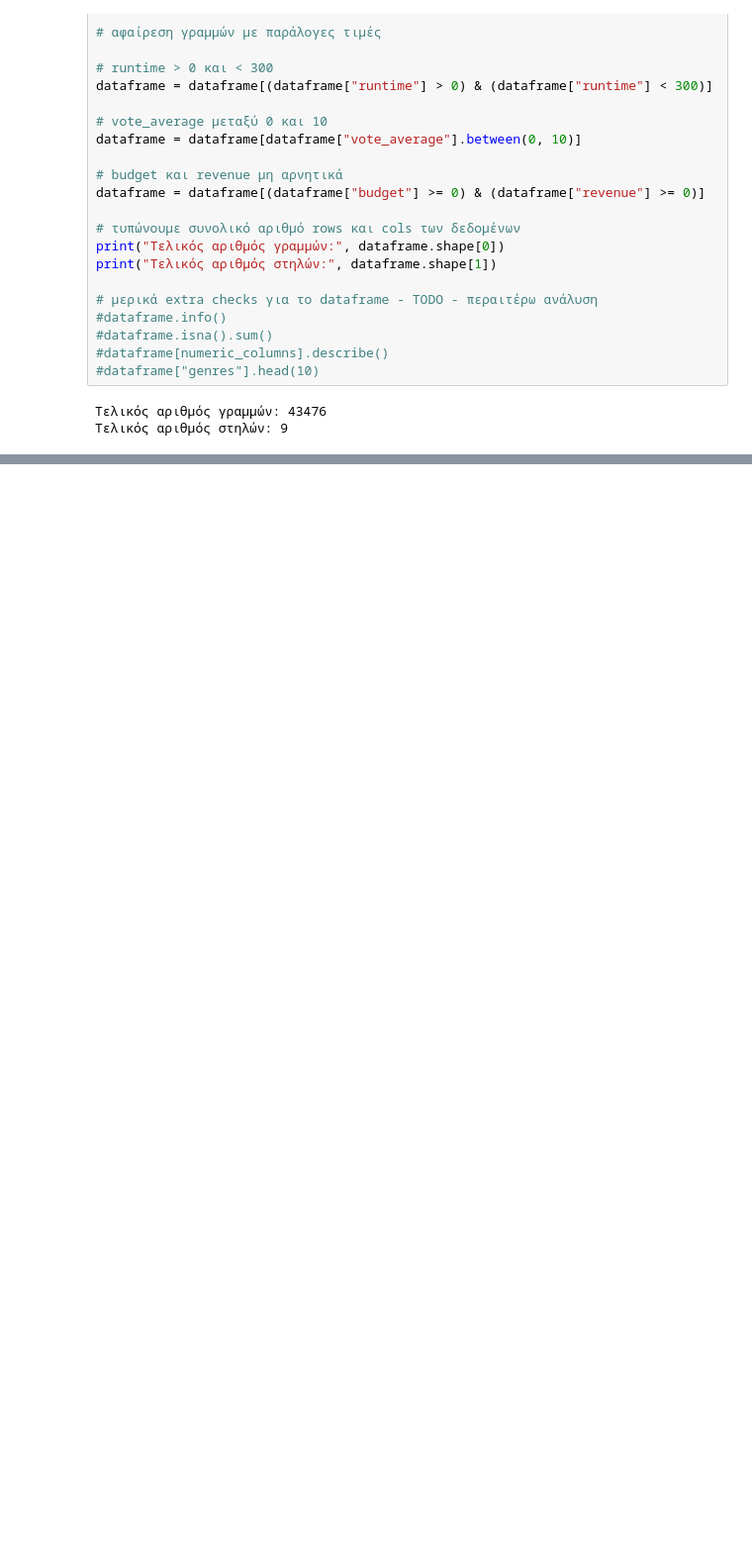
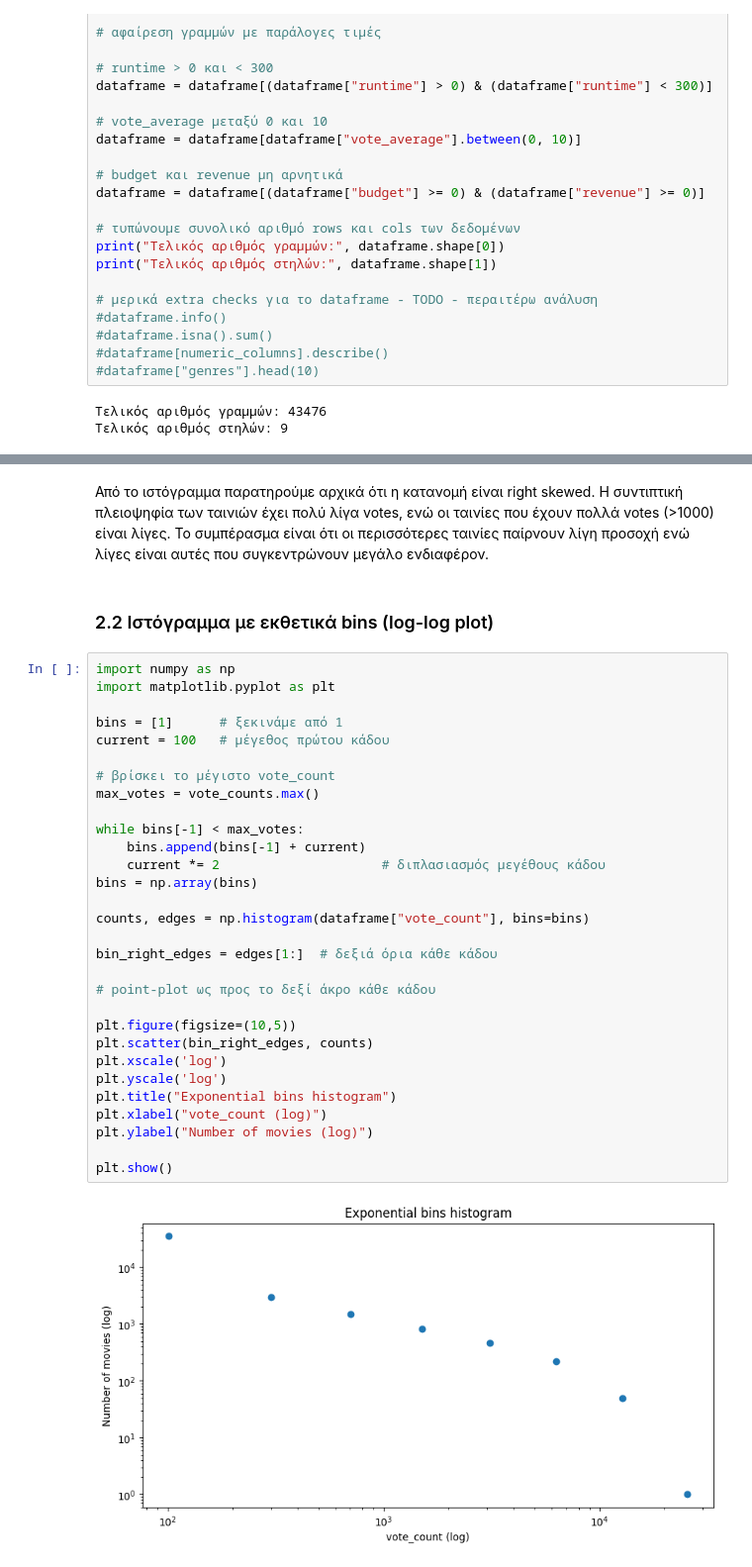
Before and after one commit to BillPapakyriakou/DataMining-Notebooks, a Jupyter notebook: assignment_1B.ipynb, the cells around one changed output, grey strips where cells are left out. Shown at 99% size. Cells and saved outputs as stored; diff of their text form; blank space fills up the shorter version.

```diff
--- a/assignment_1B.ipynb
+++ b/assignment_1B.ipynb
@@ -74,0 +91,36 @@ print("Τελικός αριθμός στηλών:", dataframe.shape[1])
+# %% [markdown]
+Από το ιστόγραμμα παρατηρούμε αρχικά ότι η κατανομή είναι right skewed. Η συντιπτική πλειοψηφία των ταινιών έχει πολύ λίγα votes, ενώ οι ταινίες που έχουν πολλά votes (>1000) είναι λίγες. Το συμπέρασμα είναι ότι οι περισσότερες ταινίες παίρνουν λίγη προσοχή ενώ λίγες είναι αυτές που συγκεντρώνουν μεγάλο ενδιαφέρον.
+# %% [markdown]
+### 2.2 Ιστόγραμμα με εκθετικά bins (log-log plot)
+# %%
+import numpy as np
+import matplotlib.pyplot as plt
+
+bins = [1]      # ξεκινάμε από 1
+current = 100   # μέγεθος πρώτου κάδου
+
+# βρίσκει το μέγιστο vote_count
+max_votes = vote_counts.max()
+
+while bins[-1] < max_votes:
+    bins.append(bins[-1] + current)
+    current *= 2                     # διπλασιασμός μεγέθους κάδου
+bins = np.array(bins)
+
+counts, edges = np.histogram(dataframe["vote_count"], bins=bins)
+
+bin_right_edges = edges[1:]  # δεξιά όρια κάθε κάδου
+
+# point-plot ως προς το δεξί άκρο κάθε κάδου
+
+plt.figure(figsize=(10,5))
+plt.scatter(bin_right_edges, counts)
+plt.xscale('log')
+plt.yscale('log')
+plt.title("Exponential bins histogram")
+plt.xlabel("vote_count (log)")
+plt.ylabel("Number of movies (log)")
+
+plt.show()
+# %% [output]
+[figure, added]
```
Also changed, not shown: parts of 15 cells of this notebook.
